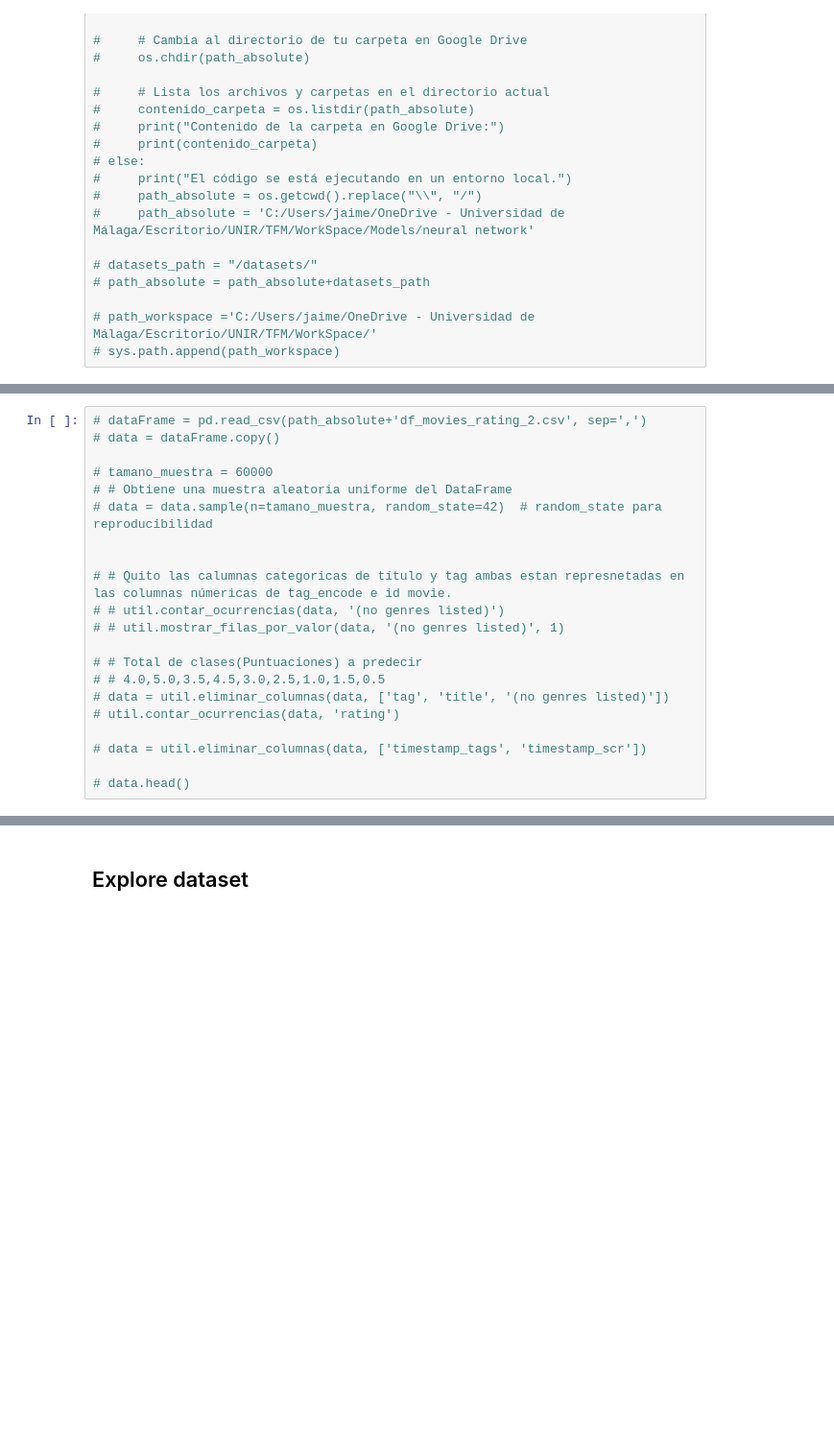
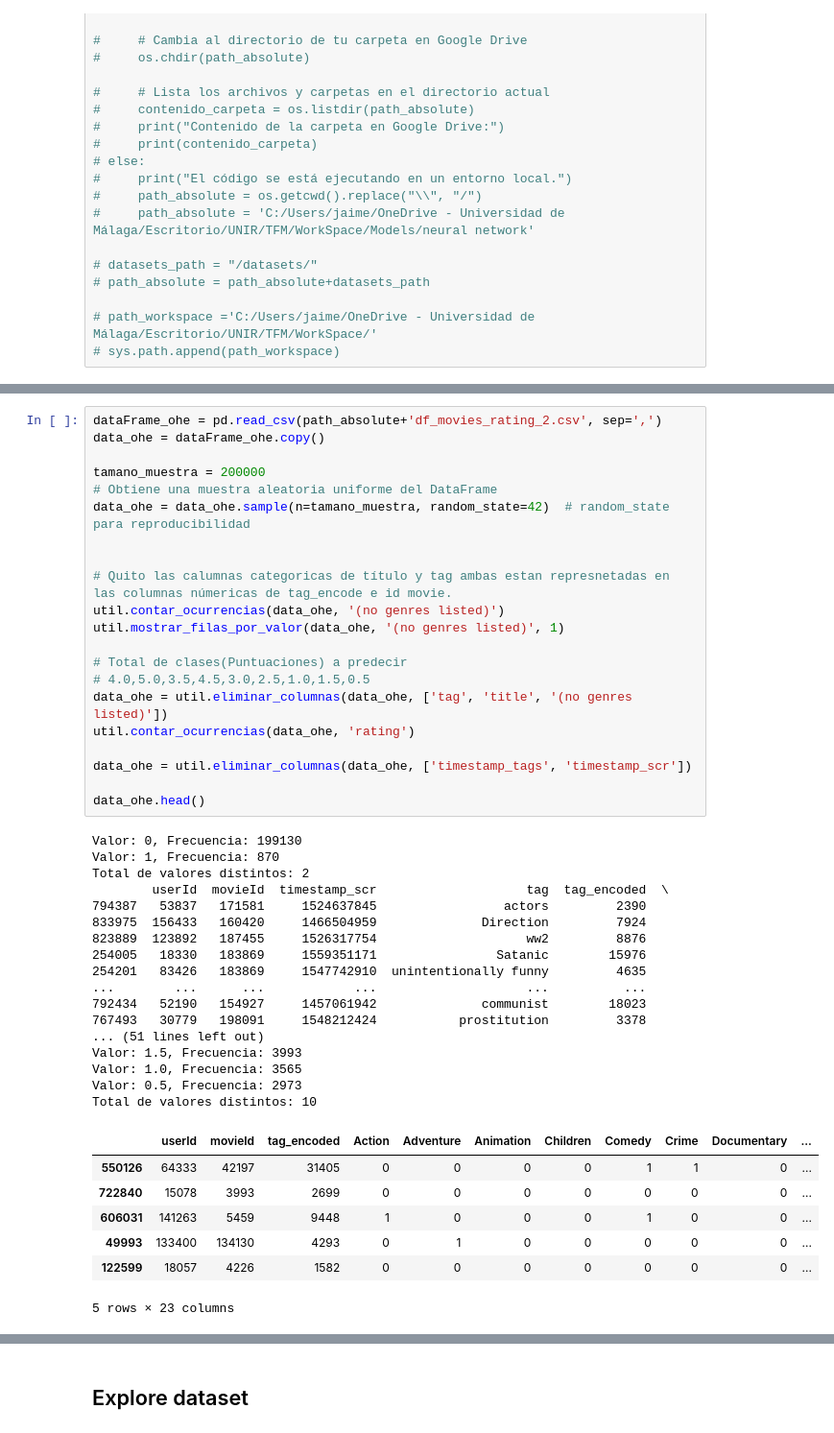
Before and after one commit to Jaime44/WorkSpace, a Jupyter notebook: models/neural network/00_NN_Recommender_system_movie.ipynb, the cells around one changed output, grey strips where cells are left out. Shown at 96% size. Saved outputs shown, nothing was run; the diff lists cells and outputs as text; blank space fills up the shorter version.

```diff
--- a/models/neural network/00_NN_Recommender_system_movie.ipynb
+++ b/models/neural network/00_NN_Recommender_system_movie.ipynb
@@ -131,24 +124,49 @@ sns.set(context="notebook", palette="dark", style = 'whitegrid' , color_codes=Tr
 # %%
-# dataFrame = pd.read_csv(path_absolute+'df_movies_rating_2.csv', sep=',')
-# data = dataFrame.copy()
+dataFrame_ohe = pd.read_csv(path_absolute+'df_movies_rating_2.csv', sep=',')
+data_ohe = dataFrame_ohe.copy()
 
-# tamano_muestra = 60000
-# # Obtiene una muestra aleatoria uniforme del DataFrame
-# data = data.sample(n=tamano_muestra, random_state=42)  # random_state para reproducibilidad
+tamano_muestra = 200000
+# Obtiene una muestra aleatoria uniforme del DataFrame
+data_ohe = data_ohe.sample(n=tamano_muestra, random_state=42)  # random_state para reproducibilidad
 
 
-# # Quito las calumnas categoricas de título y tag ambas estan represnetadas en las columnas númericas de tag_encode e id movie.
-# # util.contar_ocurrencias(data, '(no genres listed)')
-# # util.mostrar_filas_por_valor(data, '(no genres listed)', 1)
+# Quito las calumnas categoricas de título y tag ambas estan represnetadas en las columnas númericas de tag_encode e id movie.
+util.contar_ocurrencias(data_ohe, '(no genres listed)')
+util.mostrar_filas_por_valor(data_ohe, '(no genres listed)', 1)
 
-# # Total de clases(Puntuaciones) a predecir
-# # 4.0,5.0,3.5,4.5,3.0,2.5,1.0,1.5,0.5
-# data = util.eliminar_columnas(data, ['tag', 'title', '(no genres listed)'])
-# util.contar_ocurrencias(data, 'rating')
+# Total de clases(Puntuaciones) a predecir
+# 4.0,5.0,3.5,4.5,3.0,2.5,1.0,1.5,0.5
+data_ohe = util.eliminar_columnas(data_ohe, ['tag', 'title', '(no genres listed)'])
+util.contar_ocurrencias(data_ohe, 'rating')
 
-# data = util.eliminar_columnas(data, ['timestamp_tags', 'timestamp_scr'])
+data_ohe = util.eliminar_columnas(data_ohe, ['timestamp_tags', 'timestamp_scr'])
 
-# data.head()
+data_ohe.head()
+# %% [output]
+Valor: 0, Frecuencia: 199130
+Valor: 1, Frecuencia: 870
+Total de valores distintos: 2
+        userId  movieId  timestamp_scr                    tag  tag_encoded  \
+794387   53837   171581     1524637845                 actors         2390
+833975  156433   160420     1466504959              Direction         7924
+823889  123892   187455     1526317754                    ww2         8876
+254005   18330   183869     1559351171                Satanic        15976
+254201   83426   183869     1547742910  unintentionally funny         4635
+...        ...      ...            ...                    ...          ...
+792434   52190   154927     1457061942              communist        18023
+767493   30779   198091     1548212424           prostitution         3378
+... (51 lines left out)
+Valor: 1.5, Frecuencia: 3993
+Valor: 1.0, Frecuencia: 3565
+Valor: 0.5, Frecuencia: 2973
+Total de valores distintos: 10
+|  | userId | movieId | tag_encoded | Action | Adventure | Animation | Children | Comedy | Crime | Documentary | ... |
+| 550126 | 64333 | 42197 | 31405 | 0 | 0 | 0 | 0 | 1 | 1 | 0 | ... |
+| 722840 | 15078 | 3993 | 2699 | 0 | 0 | 0 | 0 | 0 | 0 | 0 | ... |
+| 606031 | 141263 | 5459 | 9448 | 1 | 0 | 0 | 0 | 1 | 0 | 0 | ... |
+| 49993 | 133400 | 134130 | 4293 | 0 | 1 | 0 | 0 | 0 | 0 | 0 | ... |
+| 122599 | 18057 | 4226 | 1582 | 0 | 0 | 0 | 0 | 0 | 0 | 0 | ... |
+5 rows × 23 columns
 # %%
 #Carga de datos y preprocesado
 
```
Also changed, not shown: parts of 42 cells of this notebook.
